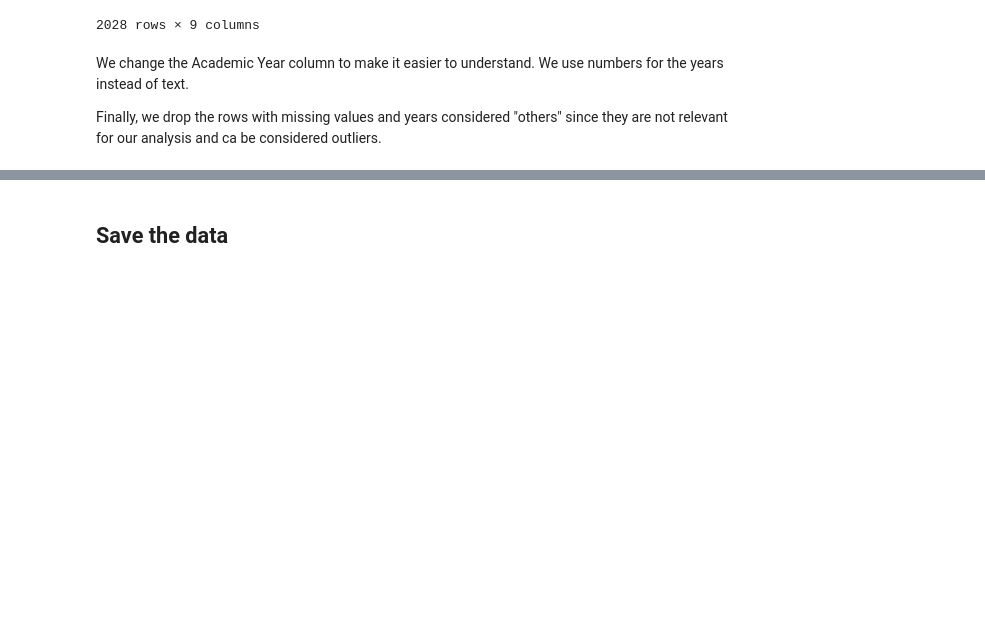
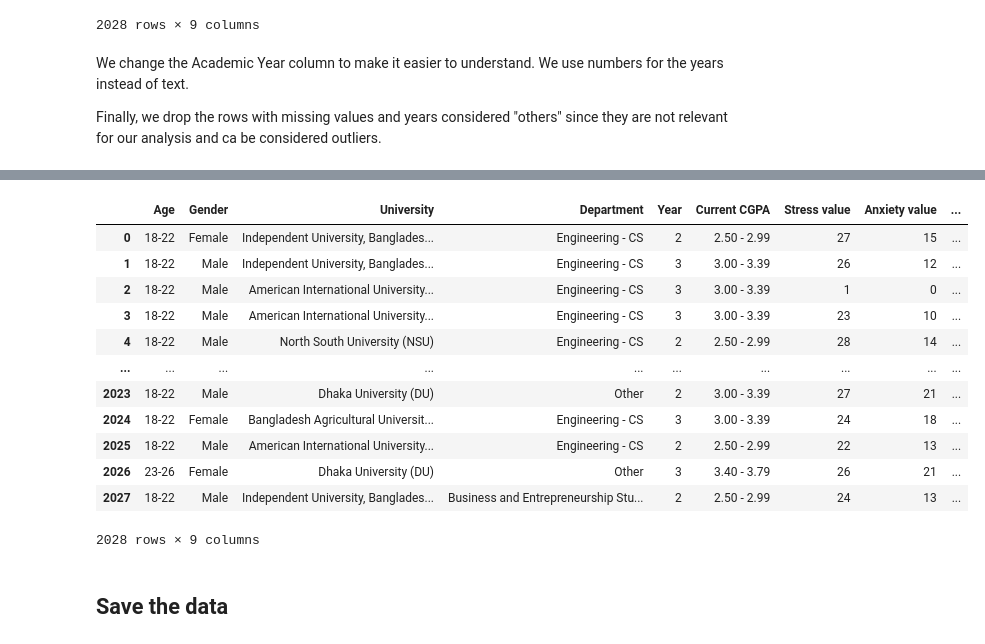
Before and after one commit to Nachrj/dbm2-project, a Jupyter notebook: preprocessing.ipynb, the cells around one changed output, grey strips where cells are left out. Drawn from its saved outputs; the diff is of its cells as text; code cells hidden in the pictures; blank space fills up the shorter version.

```diff
--- a/preprocessing.ipynb
+++ b/preprocessing.ipynb
@@ -79,3 +89,19 @@ raw_data["Department"] = raw_data["Department"].apply(lambda x: x.split("/")[0])
+# %%
+raw_data
+# %% [output]
+|  | Age | Gender | University | Department | Year | Current CGPA | Stress value | Anxiety value | ... |
+| 0 | 18-22 | Female | Independent University, Banglades... | Engineering - CS | 2 | 2.50 - 2.99 | 27 | 15 | ... |
+| 1 | 18-22 | Male | Independent University, Banglades... | Engineering - CS | 3 | 3.00 - 3.39 | 26 | 12 | ... |
+| 2 | 18-22 | Male | American International University... | Engineering - CS | 3 | 3.00 - 3.39 | 1 | 0 | ... |
+| 3 | 18-22 | Male | American International University... | Engineering - CS | 3 | 3.00 - 3.39 | 23 | 10 | ... |
+| 4 | 18-22 | Male | North South University (NSU) | Engineering - CS | 2 | 2.50 - 2.99 | 28 | 14 | ... |
+| ... | ... | ... | ... | ... | ... | ... | ... | ... | ... |
+| 2023 | 18-22 | Male | Dhaka University (DU) | Other | 2 | 3.00 - 3.39 | 27 | 21 | ... |
+| 2024 | 18-22 | Female | Bangladesh Agricultural Universit... | Engineering - CS | 3 | 3.00 - 3.39 | 24 | 18 | ... |
+| 2025 | 18-22 | Male | American International University... | Engineering - CS | 2 | 2.50 - 2.99 | 22 | 13 | ... |
+| 2026 | 23-26 | Female | Dhaka University (DU) | Other | 3 | 3.40 - 3.79 | 26 | 21 | ... |
+| 2027 | 18-22 | Male | Independent University, Banglades... | Business and Entrepreneurship Stu... | 2 | 2.50 - 2.99 | 24 | 13 | ... |
+2028 rows × 9 columns
 # %% [markdown]
 ## Save the data
 # %%
```
Also changed, not shown: parts of 2 cells of this notebook, 2 other files.
